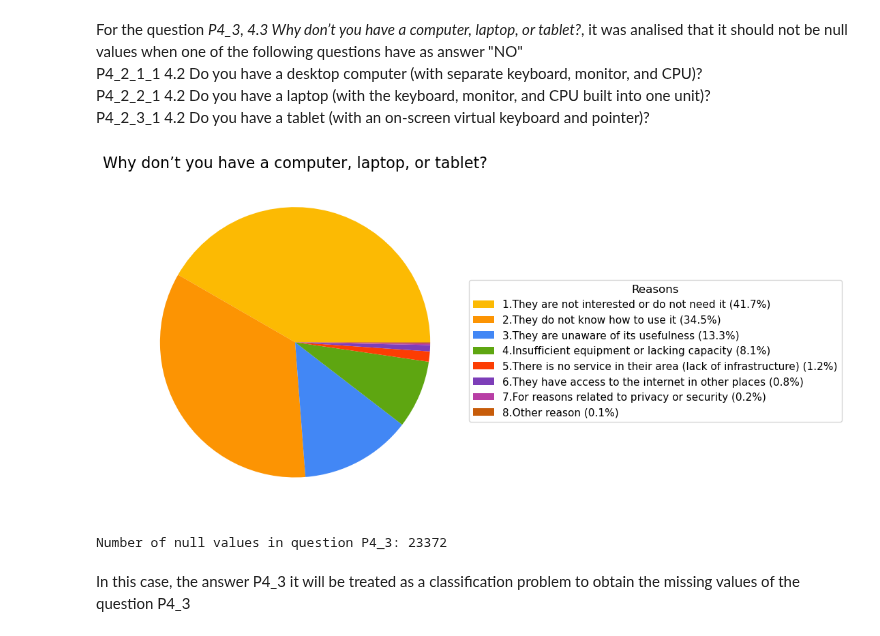
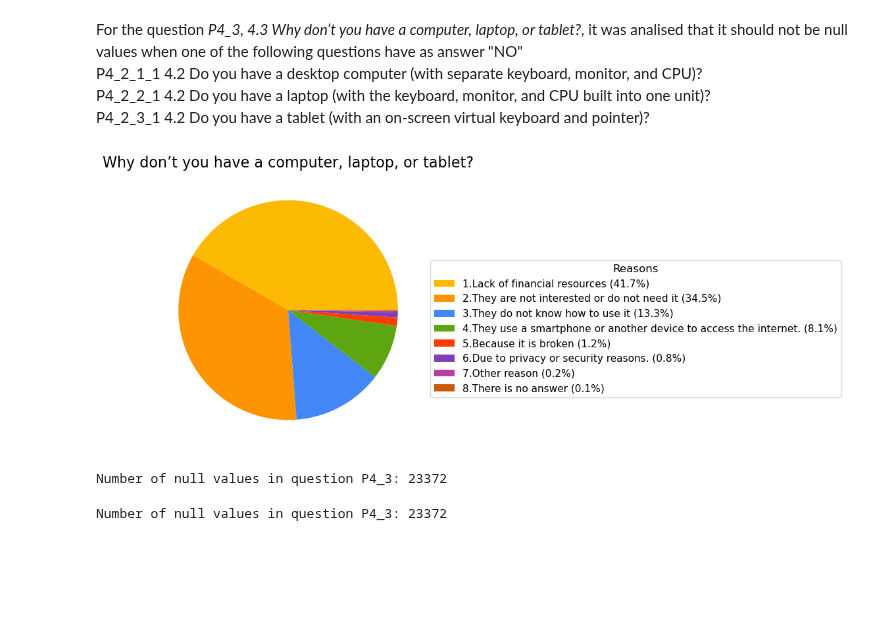
Before and after one commit to aleaguilar0094-ops/Mexican-National-Survey, a Jupyter notebook: Data analysis.ipynb, the cells around one changed output. Cells and saved outputs as stored; diff of their text form; code cells hidden in the pictures; blank space fills up the shorter version.

```diff
--- a/Data analysis.ipynb
+++ b/Data analysis.ipynb
@@ -85,44 +85,54 @@ percentages = counts / counts.sum() * 100
 fig, ax = plt.subplots(figsize= (10, 8))
 
 pie_labels = [
-    '1.They are not interested or do not need it',
-    '2.They do not know how to use it',
-    '3.They are unaware of its usefulness',
-    '4.Insufficient equipment or lacking capacity',
-    '5.There is no service in their area (lack of infrastructure)',
-    '6.They have access to the internet in other places',
-    '7.For reasons related to privacy or security',
-    '8.Other reason'
+    '1.Lack of financial resources',
+    '2.They are not interested or do not need it',
+    '3.They do not know how to use it',
+    '4.They use a smartphone or another device to access the internet.',
+    '5.Because it is broken',
+    '6.Due to privacy or security reasons.',
+    '7.Other reason',
+    '8.There is no answer'
         ]
 
 pie_colors = ['#fcba03', '#fc9403', '#4287f5', '#5ea611',
               '#fc3d03', '#7d3eb8', '#b83ea5', '#c75c0a']
 
 legend_labels = [
     f"{label} ({pct:.1f}%)"
     for label, pct in zip(pie_labels, percentages)
         ]
 wedges, _  = ax.pie(counts, labels= None, colors= pie_colors)
 
 # Leyenda
 ax.legend(
     wedges,
     legend_labels,
     title="Reasons",
     bbox_to_anchor=(1, 0.7),
     fontsize=11,
     title_fontsize=12
 )
 
 ax.set_title(
     'Why don’t you have a computer, laptop, or tablet?',
     fontsize=16
 )
 
 plt.tight_layout()
 plt.show()
 # %% [output]
-[figure, old version]
+[figure, new version]
+# %%
+conteo = (
+    hogares[['P4_2_1_1','P4_2_2_1','P4_2_3_1']]
+    .eq(2)
+    .any(axis=1)
+    & hogares['P4_3'].isna()
+).sum()
+print(f'Number of null values in question P4_3: {conteo}')
+# %% [output]
+Number of null values in question P4_3: 23372
 # %%
 #It counts the number of null vallues when the question P4_3 when P4_2_1_1, P4_2_2_1 or P4_2_3_1 were answered with "NO"
 conteo = (
@@ -135,5 +145,3 @@ conteo = (
 print(f'Number of null values in question P4_3: {conteo}')
 # %% [output]
 Number of null values in question P4_3: 23372
-# %% [markdown]
-In this case, the answer P4_3 it will be treated as a classification problem to obtain the missing values of the question P4_3
```
Also changed, not shown: parts of 7 cells of this notebook.
